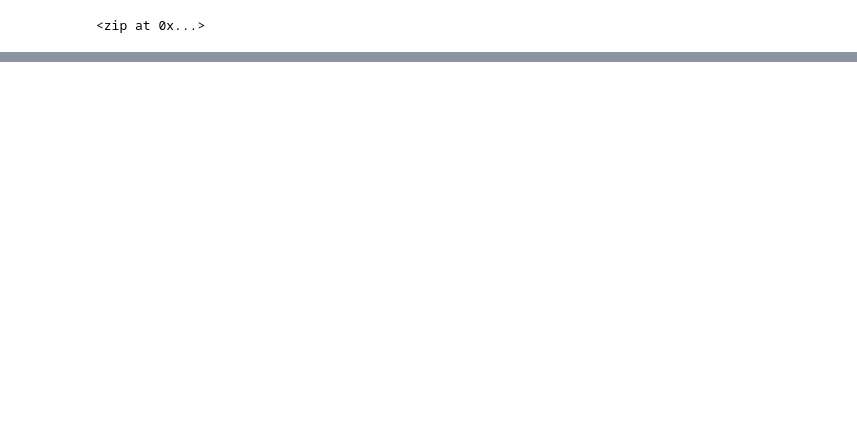
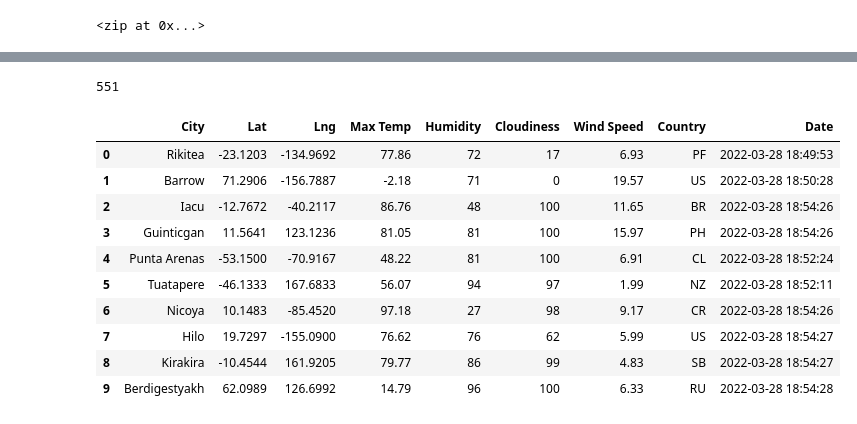
Before and after one commit to nicolebplatt/GWU_Weather_Analysis, a Jupyter notebook: WeatherPy.ipynb, the cells around one changed output, grey strips where cells are left out. Saved outputs shown, nothing was run; the diff lists cells and outputs as text; code cells hidden in the pictures; blank space fills up the shorter version.

```diff
--- a/WeatherPy.ipynb
+++ b/WeatherPy.ipynb
@@ -32,0 +33,11 @@ len(cities)
+# %%
+# Import the requests library & datetime module
+import requests
+import time
+from datetime import datetime
+
+# Import the API key.
+from config import weather_api_key
+
+# Starting URL for Weather Map API Call, specifying imperial = Fahrenheit
+url = "http://api.openweathermap.org/data/2.5/weather?units=Imperial&APPID=" + weather_api_key
@@ -32,0 +122,20 @@ len(cities)
+# %%
+len(city_data)
+# %% [output]
+551
+# %%
+# convert array of dictionaries to pandas df
+city_data_df = pd.DataFrame(city_data)
+city_data_df.head(10)
+# %% [output]
+|  | City | Lat | Lng | Max Temp | Humidity | Cloudiness | Wind Speed | Country | Date |
+| 0 | Rikitea | -23.1203 | -134.9692 | 77.86 | 72 | 17 | 6.93 | PF | 2022-03-28 18:49:53 |
+| 1 | Barrow | 71.2906 | -156.7887 | -2.18 | 71 | 0 | 19.57 | US | 2022-03-28 18:50:28 |
+| 2 | Iacu | -12.7672 | -40.2117 | 86.76 | 48 | 100 | 11.65 | BR | 2022-03-28 18:54:26 |
+| 3 | Guinticgan | 11.5641 | 123.1236 | 81.05 | 81 | 100 | 15.97 | PH | 2022-03-28 18:54:26 |
+| 4 | Punta Arenas | -53.1500 | -70.9167 | 48.22 | 81 | 100 | 6.91 | CL | 2022-03-28 18:52:24 |
+| 5 | Tuatapere | -46.1333 | 167.6833 | 56.07 | 94 | 97 | 1.99 | NZ | 2022-03-28 18:52:11 |
+| 6 | Nicoya | 10.1483 | -85.4520 | 97.18 | 27 | 98 | 9.17 | CR | 2022-03-28 18:54:26 |
+| 7 | Hilo | 19.7297 | -155.0900 | 76.62 | 76 | 62 | 5.99 | US | 2022-03-28 18:54:27 |
+| 8 | Kirakira | -10.4544 | 161.9205 | 79.77 | 86 | 99 | 4.83 | SB | 2022-03-28 18:54:27 |
+| 9 | Berdigestyakh | 62.0989 | 126.6992 | 14.79 | 96 | 100 | 6.33 | RU | 2022-03-28 18:54:28 |
```
Also changed, not shown: parts of 4 cells of this notebook, 3 other files.
